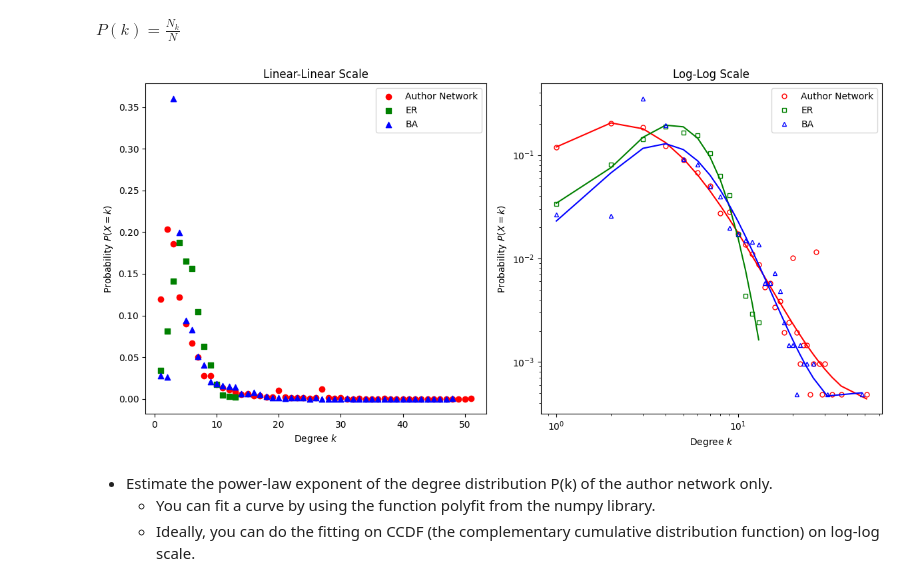
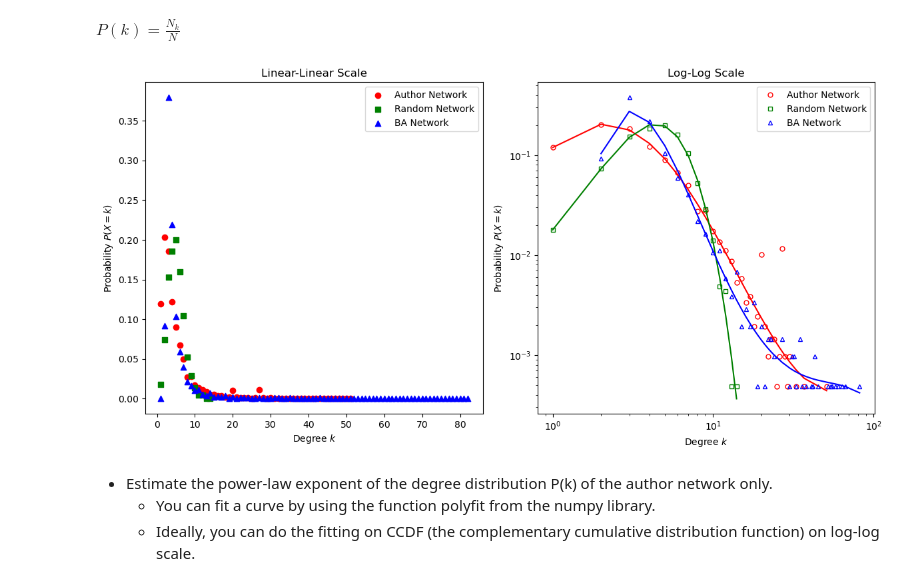
Before and after one commit to ignRyann/author-network-analysis, a Jupyter notebook: coursework1.ipynb, the cells around one changed output. Drawn from its saved outputs; the diff is of its cells as text; code cells hidden in the pictures.

```diff
--- a/coursework1.ipynb
+++ b/coursework1.ipynb
@@ -86,0 +100,2 @@ ER = nx.gnm_random_graph(n_count, e_count, seed= 42)
+# %%
+random_network = create_random_connected_graph(n_count, e_count)
@@ -87,3 +107,6 @@ ER = nx.gnm_random_graph(n_count, e_count, seed= 42)
 # %% [markdown]
 ### Generating BA Network
+# %%
+# Creating our initial random graph
+initial = create_random_connected_graph(20, 30)
 # %% [markdown]
@@ -97,4 +151,3 @@ e_initial = 519
 # %%
-# Creating our initial random graph
-initial = nx.gnm_random_graph(n_initial, e_initial, seed= 42)
-BA = nx.barabasi_albert_graph(n_count, m, initial_graph= initial, seed= 42)
+BA = nx.barabasi_albert_graph(1031, 2, initial_graph= initial, seed= 42)
+BA = nx.barabasi_albert_graph(2068, 3, initial_graph= BA, seed= 42)
@@ -126,7 +184,7 @@ respectively
 # %% [markdown]
 $ P(k) = \frac{N_k}{N}$
 # %%
-def plot_degree_distribution(graphs, graph_names):
+def plot_degree_distribution(graphs, graph_names, image_name):
     colors = ["red", "green", "blue"]
     markers = ['o', 's', '^']
 
@@ -167,20 +225,20 @@ def plot_degree_distribution(graphs, graph_names):
         coefficients = np.polyfit(log_k, log_pk, 4)
         poly = np.poly1d(coefficients)
         y_fit = np.exp(poly(np.log(k)))
+        plt.loglog(k, y_fit, color=colors[i])  # best fit curve
 
         plt.loglog(k, pk, marker=markers[i], label=graph_names[i],
                    markersize = 5, markerfacecolor="None",
                    markeredgecolor= colors[i], color= colors[i], linestyle= '',
                    linewidth= 0.6)
-        plt.loglog(k, y_fit, color=colors[i])  # best fit curve
 
     plt.tight_layout()
     plt.legend()
-    plt.show()
+    plt.savefig("images/" + image_name + ".png", dpi=300)
 # %%
-plot_degree_distribution([author_network, ER, BA], ['Author Network', 'ER', 'BA'])
+plot_degree_distribution([author_network, random_network, BA], ['Author Network', 'Random Network', 'BA Network'], "degree_distributions")
 # %% [output]
-[figure, old version]
+[figure, new version]
 # %% [markdown]
 - Estimate the power-law exponent of the degree distribution P(k) of the author
 network only.
```
Also changed, not shown: parts of 44 cells of this notebook, 10 other files.
